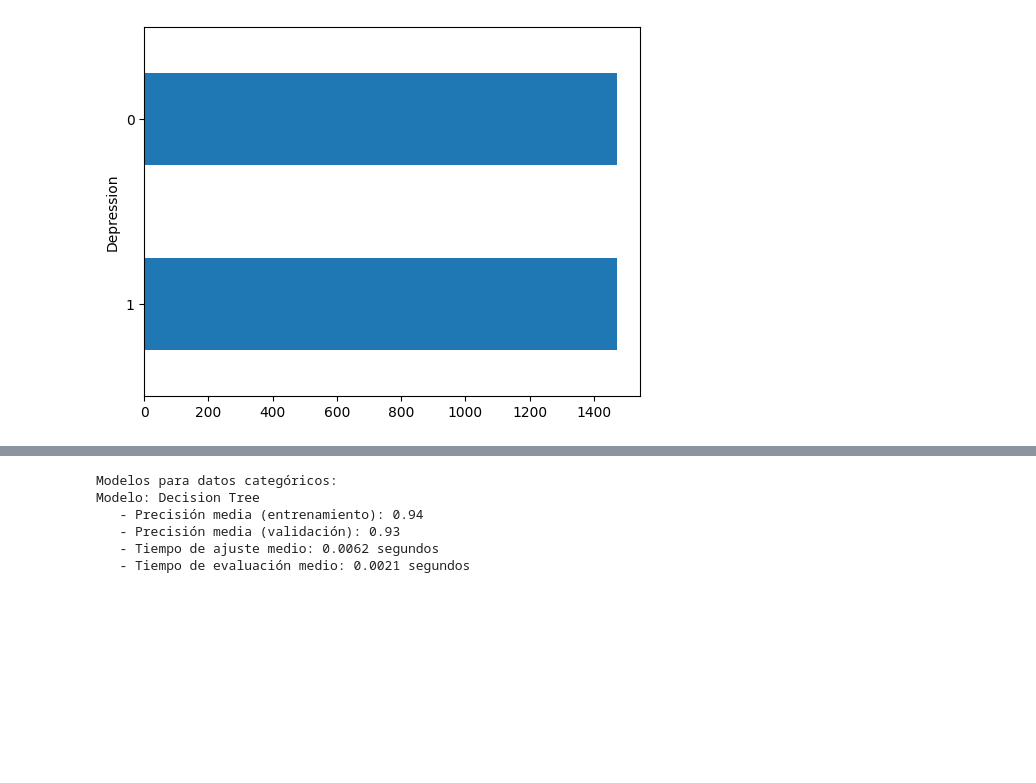
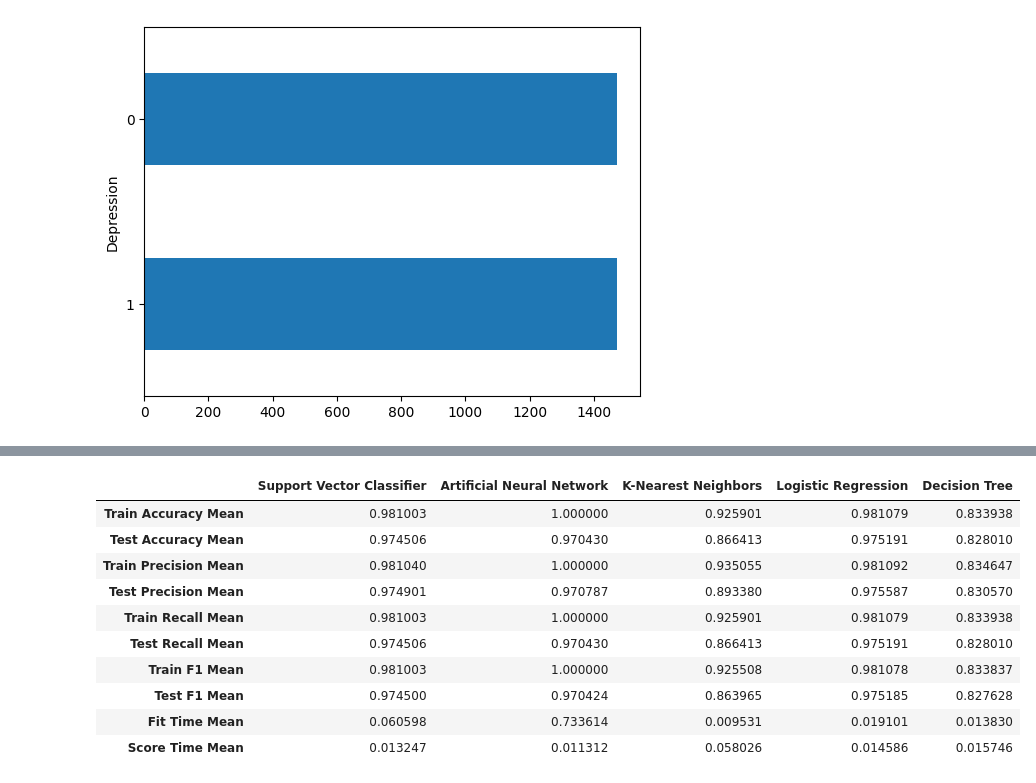
Before and after one commit to simon2326/Depression-Risk-Analysis, a Jupyter notebook: Modeling-Evaluation/modeling.ipynb, the cells around one changed output, grey strips where cells are left out. Cells and saved outputs as stored; diff of their text form; code cells hidden in the pictures; blank space fills up the shorter version.

```diff
--- a/Modeling-Evaluation/modeling.ipynb
+++ b/Modeling-Evaluation/modeling.ipynb
@@ -83,7 +59,7 @@ def dividir_datos(dataset, target_column):
 # Función para balancear datos numéricos con SMOTE
 from imblearn.over_sampling import SMOTE
 
-def balanceoNum(X_train, Y_train):
+def balanceo(X_train, Y_train):
     # Aplicar SMOTE al conjunto de entrenamiento
     smote = SMOTE(random_state=42)
     X_train_bal, Y_train_bal = smote.fit_resample(X_train, Y_train)
@@ -140,7 +70,7 @@ def balanceoCat(X_train, Y_train):
 # %%
 # Dividir y balancear los conjuntos de datos numéricos
 X_num_train, X_num_test, Y_num_train, Y_num_test = dividir_datos(datanum, 'Depression')
-X_num_train_bal, Y_num_train_bal = balanceoNum(X_num_train, Y_num_train)
+X_num_train_bal, Y_num_train_bal = balanceo(X_num_train, Y_num_train)
 # %% [output]
 [figure]
 # %%
@@ -204,23 +109,38 @@ plt.show()
 # Configuración de validación cruzada
 cv = StratifiedKFold(n_splits=10, shuffle=True, random_state=42)
 
-# Función para realizar validación cruzada con cross_validate
+# Función para realizar validación cruzada con cross_validate y múltiples métricas
 def crossValidateModels(models, X, y, cv):
     results = {}
     for model_name, model in models.items():
-        # Evaluar el modelo con cross_validate
-        scores = cross_validate(model, X, y, cv=cv, scoring='accuracy', return_train_score=True)
+        # Evaluar el modelo con cross_validate usando varias métricas
+        scores = cross_validate(
+            model, X, y, cv=cv,
+            scoring={'accuracy': 'accuracy',
+                     'precision': 'precision_weighted',
+                     'recall': 'recall_weighted',
+                     'f1': 'f1_weighted'},
+            return_train_score=True
+        )
+
+        # Guardar las métricas en el diccionario de resultados
         results[model_name] = {
-            "Train Score Mean": scores['train_score'].mean(),
-            "Test Score Mean": scores['test_score'].mean(),
+            "Train Accuracy Mean": scores['train_accuracy'].mean(),
+            "Test Accuracy Mean": scores['test_accuracy'].mean(),
+            "Train Precision Mean": scores['train_precision'].mean(),
+            "Test Precision Mean": scores['test_precision'].mean(),
+            "Train Recall Mean": scores['train_recall'].mean(),
+            "Test Recall Mean": scores['test_recall'].mean(),
+            "Train F1 Mean": scores['train_f1'].mean(),
+            "Test F1 Mean": scores['test_f1'].mean(),
             "Fit Time Mean": scores['fit_time'].mean(),
             "Score Time Mean": scores['score_time'].mean()
         }
 
+        # Imprimir las métricas
         print(f"Modelo: {model_name}")
-        print(f"   - Precisión media (entrenamiento): {scores['train_score'].mean():.2f}")
-        print(f"   - Precisión media (validación): {scores['test_score'].mean():.2f}")
-        print(f"   - Tiempo de ajuste medio: {scores['fit_time'].mean():.4f} segundos")
-        print(f"   - Tiempo de evaluación medio: {scores['score_time'].mean():.4f} segundos\n")
+        print(f"   - Fit Time Mean: {scores['fit_time'].mean():.4f} seconds")
+        print(f"   - Score Time Mean: {scores['score_time'].mean():.4f} seconds\n")
+
     return results
 # %%
@@ -247,10 +168,14 @@ Modelo: Artificial Neural Network
-# %%
-print("Modelos para datos categóricos:")
-resultsNum = crossValidateModels(models_cat, X_tree_train_bal, Y_tree_train_bal, cv)
-# %% [output]
-Modelos para datos categóricos:
-Modelo: Decision Tree
-   - Precisión media (entrenamiento): 0.94
-   - Precisión media (validación): 0.93
-   - Tiempo de ajuste medio: 0.0062 segundos
-   - Tiempo de evaluación medio: 0.0021 segundos
+# %%
+pd.DataFrame(metrics)
+# %% [output]
+|  | Support Vector Classifier | Artificial Neural Network | K-Nearest Neighbors | Logistic Regression | Decision Tree |
+| Train Accuracy Mean | 0.981003 | 1.000000 | 0.925901 | 0.981079 | 0.833938 |
+| Test Accuracy Mean | 0.974506 | 0.970430 | 0.866413 | 0.975191 | 0.828010 |
+| Train Precision Mean | 0.981040 | 1.000000 | 0.935055 | 0.981092 | 0.834647 |
+| Test Precision Mean | 0.974901 | 0.970787 | 0.893380 | 0.975587 | 0.830570 |
+| Train Recall Mean | 0.981003 | 1.000000 | 0.925901 | 0.981079 | 0.833938 |
+| Test Recall Mean | 0.974506 | 0.970430 | 0.866413 | 0.975191 | 0.828010 |
+| Train F1 Mean | 0.981003 | 1.000000 | 0.925508 | 0.981078 | 0.833837 |
+| Test F1 Mean | 0.974500 | 0.970424 | 0.863965 | 0.975185 | 0.827628 |
+| Fit Time Mean | 0.060598 | 0.733614 | 0.009531 | 0.019101 | 0.013830 |
+| Score Time Mean | 0.013247 | 0.011312 | 0.058026 | 0.014586 | 0.015746 |
```
Also changed, not shown: parts of 21 cells of this notebook, 1 other file.
